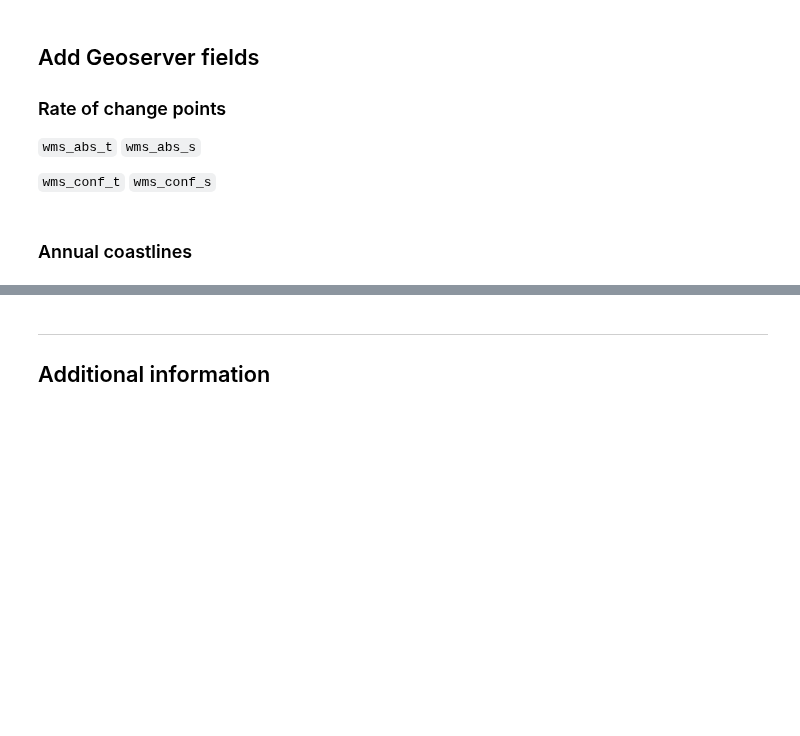
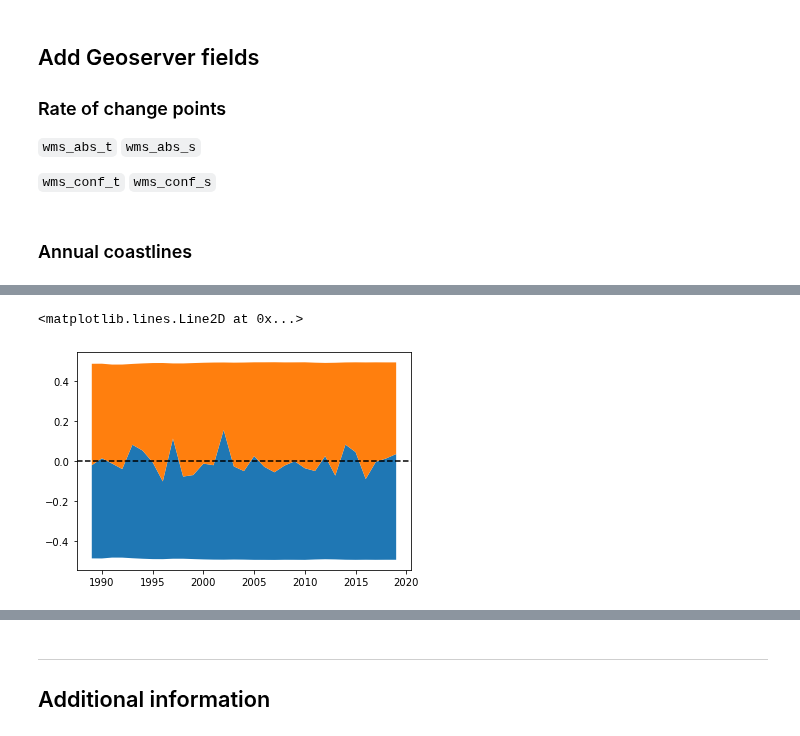
Before and after one commit to GeoscienceAustralia/dea-coastlines, a Jupyter notebook: DEACoastlines_statistics.ipynb, the cells around one changed output, grey strips where cells are left out. Cells and saved outputs as stored; diff of their text form; code cells hidden in the pictures; blank space fills up the shorter version.

```diff
--- a/DEACoastlines_statistics.ipynb
+++ b/DEACoastlines_statistics.ipynb
@@ -312,0 +373,7 @@ contours_gdf.to_file('releases/DEACoastlines_v1.0.0-beta/DEACoastlines_v1.0.0_ge
+# %%
+fig, ax = plt.subplots()
+ax.stackplot(test.index, [test.growth, test.retreat], baseline='sym')
+plt.axhline(0, c='black', linestyle='dashed')
+# %% [output]
+<matplotlib.lines.Line2D at 0x...>
+[figure, added]
```
Also changed, not shown: parts of 15 cells of this notebook, 4 other files.
